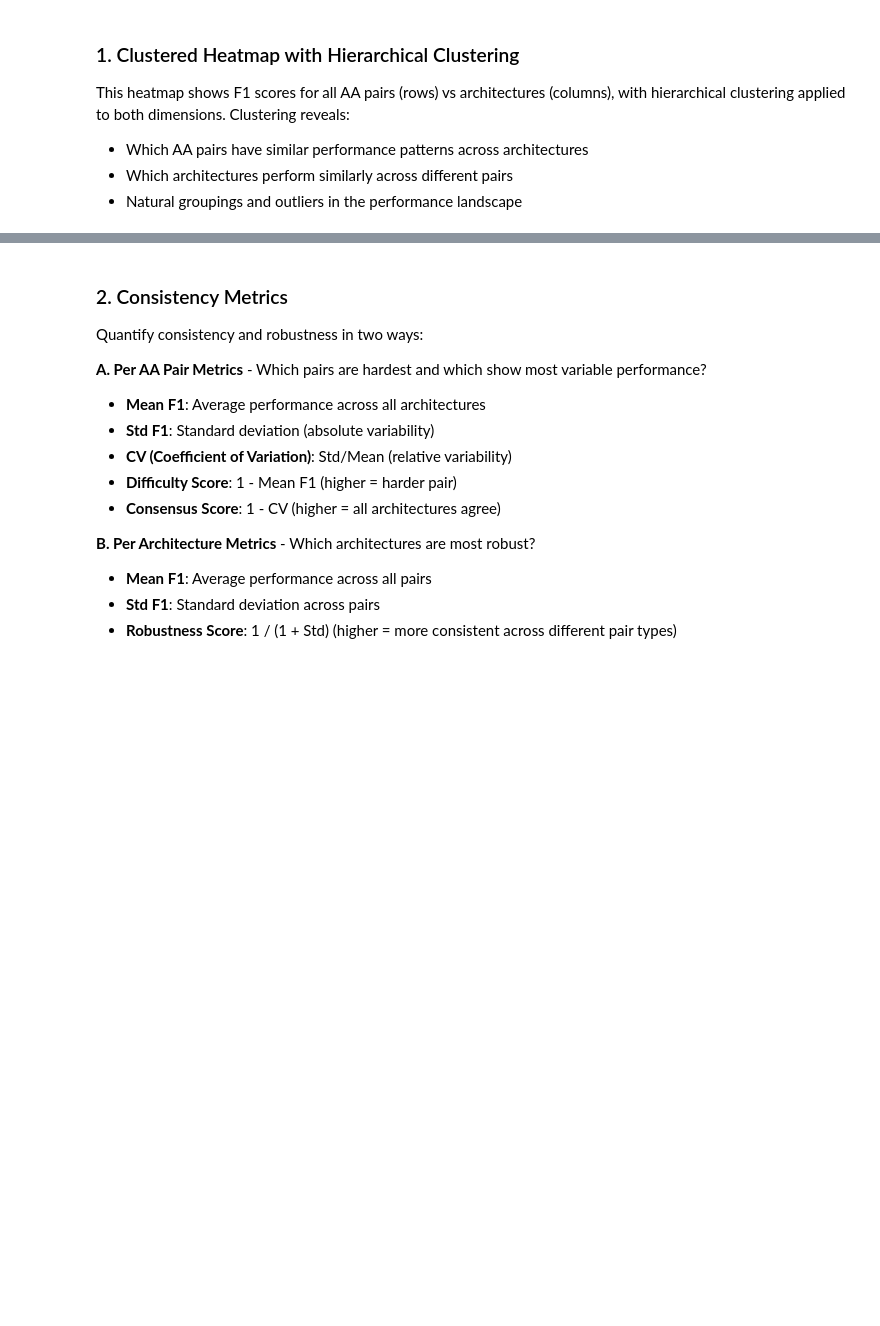
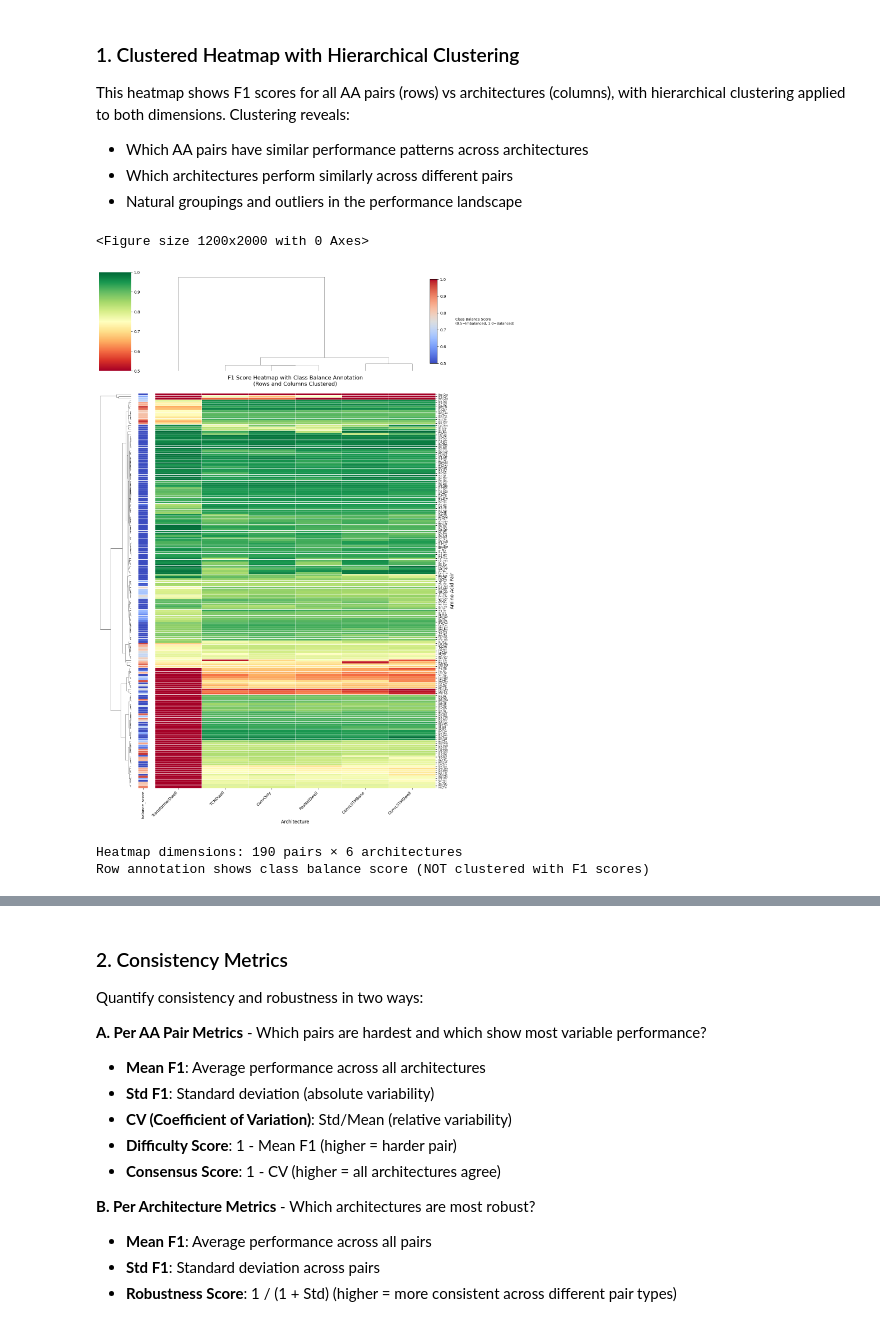
Before and after one commit to rnabioco/leech, a Jupyter notebook: notebooks/model_training_comparison.ipynb, the cells around one changed output, grey strips where cells are left out. Saved outputs shown, nothing was run; the diff lists cells and outputs as text; code cells hidden in the pictures; blank space fills up the shorter version.

```diff
--- a/notebooks/model_training_comparison.ipynb
+++ b/notebooks/model_training_comparison.ipynb
@@ -474,0 +819,18 @@ sns.set_palette("husl")
+# %%
+# Create row annotation DataFrame for clustermap
+# This will be used to add a color bar showing class balance scores next to the heatmap rows
+
+import pandas as pd
+
+# Convert class balance data to pandas (for seaborn compatibility)
+class_balance_pd = class_balance_df.to_pandas()
+
+# Create a Series indexed by pair name with balance scores
+# This will be used as the row_colors parameter in sns.clustermap()
+row_colors_data = class_balance_pd.set_index("pair")["balance_score"]
+
+# Note: row_colors_data will be automatically reordered by seaborn.clustermap()
+# to match the clustered row order
+
+print(f"\nCreated row annotation data for {len(row_colors_data)} pairs")
+print(f"Balance score range: [{row_colors_data.min():.4f}, {row_colors_data.max():.4f}]")
@@ -483,36 +848,69 @@ This heatmap shows F1 scores for all AA pairs (rows) vs architectures (columns),
 # Pivot data to create matrix: rows=pairs, cols=architectures, values=F1 scores
 heatmap_data = df_pd.pivot(index="pair", columns="architecture", values="f1_mean")
 
-# Create clustered heatmap
+# Map balance scores to colors using a colormap
+# Use coolwarm: blue (low balance/imbalanced) to red (high balance/balanced)
+import matplotlib.cm as cm
+from matplotlib.colors import Normalize
+
+# Create color mapping for class balance annotation
+norm = Normalize(vmin=0.5, vmax=1.0)  # Balance score range
+cmap_balance = cm.get_cmap("coolwarm")
+
+# Map balance scores to colors for each pair in heatmap_data
+balance_colors = row_colors_data.reindex(heatmap_data.index).map(lambda x: cmap_balance(norm(x)))
+
+# Create clustered heatmap with class balance row annotation
 plt.figure(figsize=(12, 20))
 clustergrid = sns.clustermap(
     heatmap_data,
     cmap="RdYlGn",
     vmin=0.5,
     vmax=1.0,
     center=0.75,
     linewidths=0.5,
-    figsize=(12, 20),
+    figsize=(13, 20),  # Slightly wider to accommodate row colors
     dendrogram_ratio=(0.1, 0.2),
     cbar_pos=(0.02, 0.83, 0.03, 0.15),
+    row_colors=balance_colors,  # Add class balance as row annotation
     xticklabels=True,
     yticklabels=True,
 )
 
 # Adjust labels
 clustergrid.ax_heatmap.set_xlabel("Architecture", fontsize=12)
 clustergrid.ax_heatmap.set_ylabel("Amino Acid Pair", fontsize=12)
 clustergrid.ax_heatmap.set_title(
-    "F1 Score Heatmap with Hierarchical Clustering\n(Rows and Columns Clustered)",
+    "F1 Score Heatmap with Class Balance Annotation\n(Rows and Columns Clustered)",
     fontsize=14,
     pad=20
 )
+
+# Add legend for class balance color bar
+# Create a ScalarMappable for the colorbar
+from matplotlib.cm import ScalarMappable
+
+sm = ScalarMappable(cmap=cmap_balance, norm=norm)
+sm.set_array([])
+
+# Add colorbar for class balance annotation
+cbar_ax = clustergrid.fig.add_axes([0.92, 0.83, 0.02, 0.15])  # [left, bottom, width, height]
+cbar = clustergrid.fig.colorbar(sm, cax=cbar_ax)
+cbar.set_label('Class Balance Score\n(0.5=Imbalanced, 1.0=Balanced)',
+               rotation=0, ha='left', va='center', fontsize=9, labelpad=10)
+cbar.ax.yaxis.set_label_coords(3.5, 0.5)
 
 # Rotate x-axis labels
 plt.setp(clustergrid.ax_heatmap.get_xticklabels(), rotation=45, ha="right")
 plt.setp(clustergrid.ax_heatmap.get_yticklabels(), fontsize=6)
 
 plt.tight_layout()
 plt.show()
 
 print(f"\nHeatmap dimensions: {heatmap_data.shape[0]} pairs × {heatmap_data.shape[1]} architectures")
+print("Row annotation shows class balance score (NOT clustered with F1 scores)")
+# %% [output]
+<Figure size 1200x2000 with 0 Axes>
+[figure, added]
+Heatmap dimensions: 190 pairs × 6 architectures
+Row annotation shows class balance score (NOT clustered with F1 scores)
```
Also changed, not shown: parts of 25 cells of this notebook, 3 other files.
